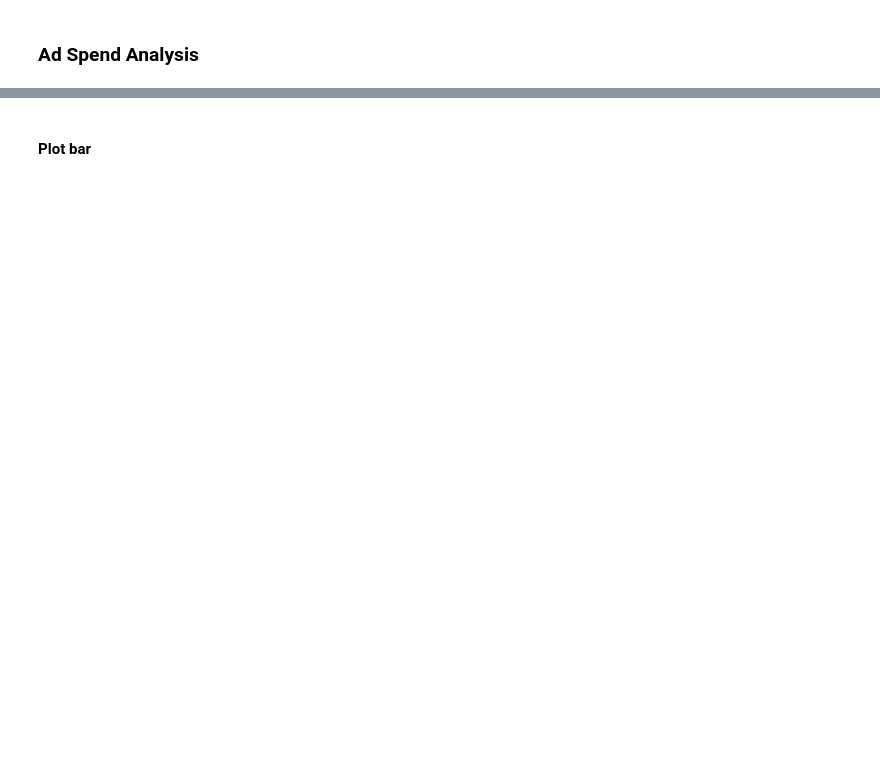
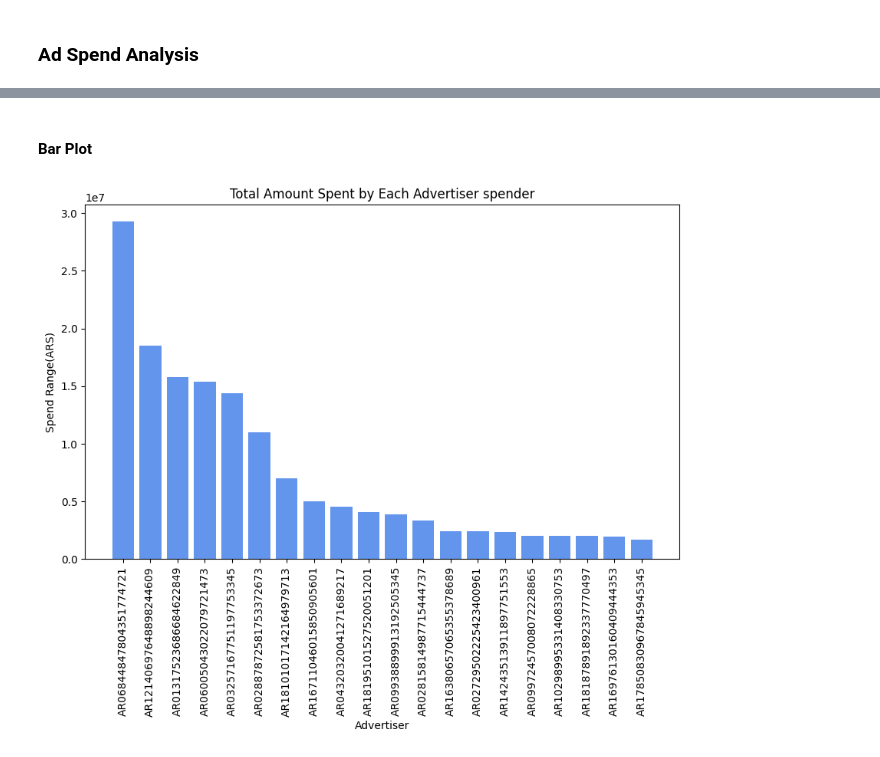
Before and after one commit to andreasoledadguerra/EDA_projects, a Jupyter notebook: googleads_analysis.ipynb, the cells around one changed output, grey strips where cells are left out. Saved outputs shown, nothing was run; the diff lists cells and outputs as text; code cells hidden in the pictures; blank space fills up the shorter version.

```diff
--- a/googleads_analysis.ipynb
+++ b/googleads_analysis.ipynb
@@ -139,19 +333,21 @@ print(suma_elem)
 # %% [markdown]
-#### Plot bar
+#### Bar Plot
 # %%
-#
+#Let's clust the top 20 advertiser spenders in a bar plot
 df_top_advertisers = df_grouped.nlargest(20, 'Spend_Range_Max_ARS')
 
 # Creating the bar plot
 plt.figure(figsize=(10, 6))
 plt.bar(df_top_advertisers['Advertiser_ID'], df_top_advertisers['Spend_Range_Max_ARS'], color='cornflowerblue')
 
 # Customizing the plot
-plt.xlabel('Advertiser_ID')
-plt.ylabel('Spend_Range_Max_ARS')
-plt.title('Total Amount Spent by Each Advertiser')
+plt.xlabel('Advertiser')
+plt.ylabel('Spend Range(ARS)')
+plt.title('Total Amount Spent by Each Advertiser spender')
 plt.xticks(rotation=90)
 
 # Showing the plot
 plt.show()
+# %% [output]
+[figure, added]
 # %%
```
Also changed, not shown: parts of 25 cells of this notebook.
